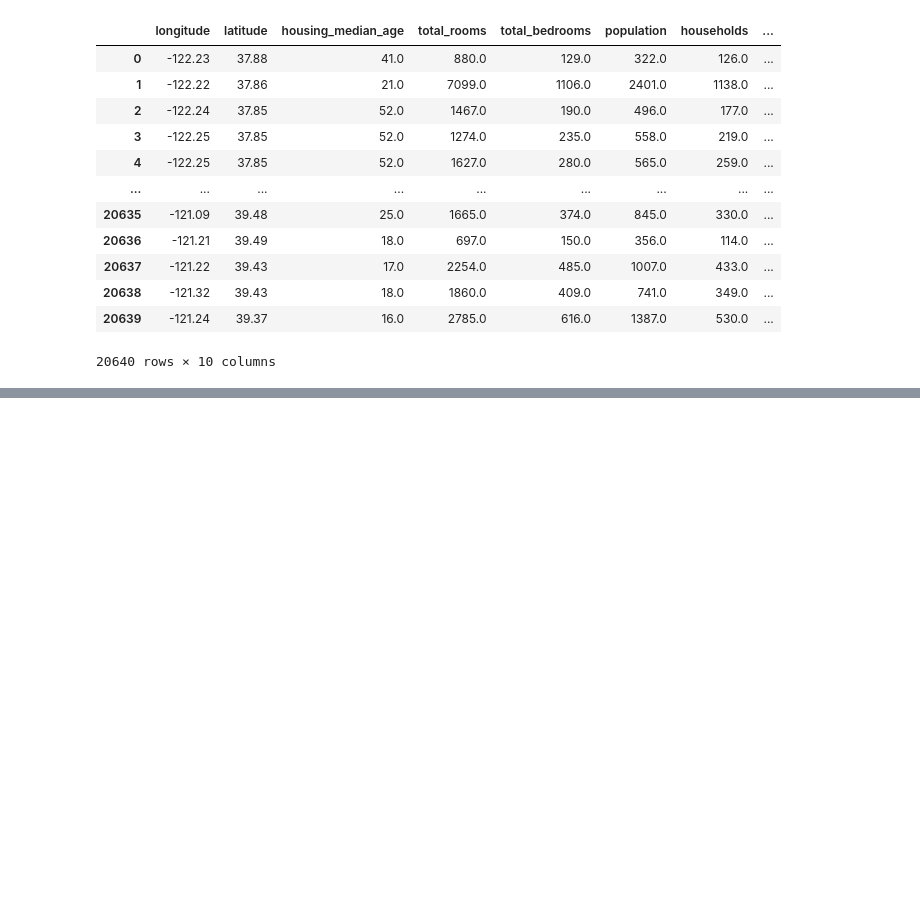
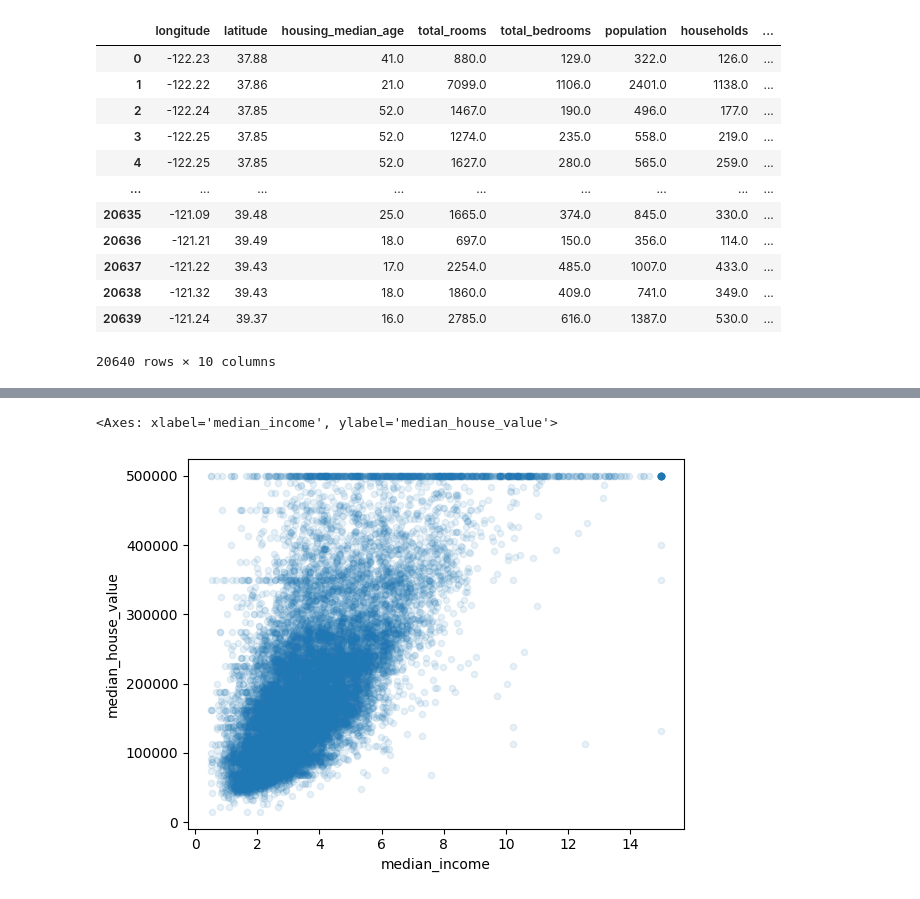
Before and after one commit to JonnyV-22/Python-Scratch-Repo, a Jupyter notebook: python_work/HOML/Ch2.ipynb, the cells around one changed output, grey strips where cells are left out. Cells and saved outputs as stored; diff of their text form; code cells hidden in the pictures; blank space fills up the shorter version.

```diff
--- a/python_work/HOML/Ch2.ipynb
+++ b/python_work/HOML/Ch2.ipynb
@@ -179,0 +235,8 @@ housing.drop("income_cat",axis=1)
+# %%
+housing_train.plot(kind="scatter", x="median_income", y="median_house_value", alpha = 0.1)
+
+# We can see the correlation is strong through the upward trend
+# We also notice that there ia clear horizontal line at 500k, 350k and possibly 220k
+# %% [output]
+<Axes: xlabel='median_income', ylabel='median_house_value'>
+[figure, added]
```
Also changed, not shown: parts of 31 cells of this notebook.
